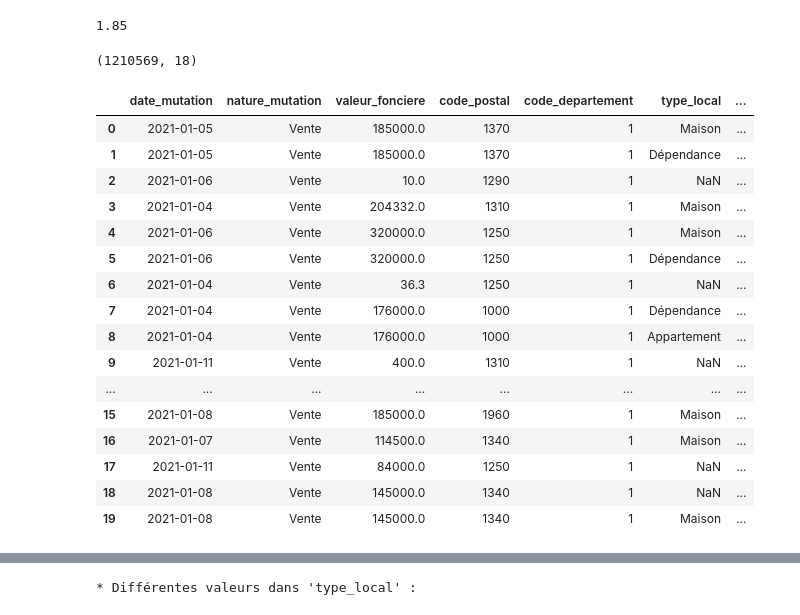
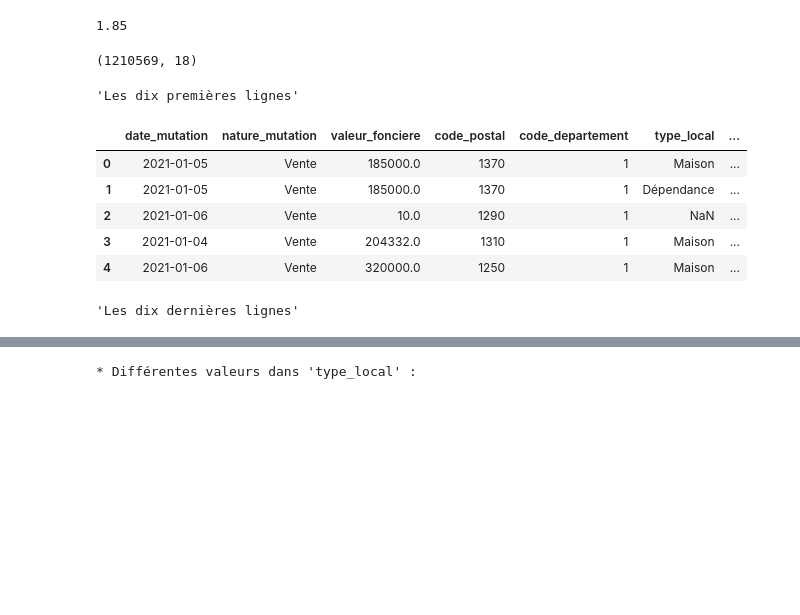
Before and after one commit to victor-kerros/tokenisation-immo, a Jupyter notebook: token-immo.ipynb, the cells around one changed output, grey strips where cells are left out. Saved outputs shown, nothing was run; the diff lists cells and outputs as text; code cells hidden in the pictures; blank space fills up the shorter version.

```diff
--- a/token-immo.ipynb
+++ b/token-immo.ipynb
@@ -219,45 +230,38 @@ colonnes = ["date_mutation", "nature_mutation", "valeur_fonciere", "code_postal"
             'latitude', 'adresse', 'identifiant_transaction']
 table_vf = table[colonnes].copy()
 
 # Objectif : créer des colonnes pour stocker les valeurs des biens secondaires (jardin, terrain à bâtir, dépendance, etc.)
 # On veut le nombre de m2 de la culture (s'il ne s'agit pas d'un jardin / terrain d'agrément ou d'un terrain à bâtir),
 # On veut aussi le nombre de m2 du local (une dépendance ou un local industriel, par exemple), du terrain à bâtir et du jardin
 table_vf["culture_m2"] = 0
 table_vf["jardin_m2"] = 0
 table_vf["terrains_a_bâtir_m2"] = 0
 table_vf["dependance_m2"] = 0
 
 # On agrège les types de cultures différents de NaN, sols, terrain à bâtir et  : on les renomme "culture"
 culture_type = ['taillis simples', 'eaux', 'landes', 'taillis sous futaie', 'prés', 'terres', 'peupleraies',
                 'vignes', 'bois', 'vergers', 'carrières', 'futaies résineuses', 'pâtures', 'futaies feuillues',
                 'futaies mixtes', 'chemin de fer', 'oseraies', 'pacages', 'prés plantes', 'terres plantées',
                 'landes boisées', 'herbages', "prés d'embouche"]
 for x in culture_type:
     table_vf.loc[table_vf["nature_culture"] == x, "nature_culture"] = "culture"
 
 # Visualisation de table_vf
 display(table_vf.shape)
-display(table_vf.head(20))
+display("Les dix premières lignes")
+display(table_vf.head(5))
+display("Les dix dernières lignes")
 table_vf.tail(5)
 # %% [output]
 (1210569, 18)
+'Les dix premières lignes'
 |  | date_mutation | nature_mutation | valeur_fonciere | code_postal | code_departement | type_local | ... |
 | 0 | 2021-01-05 | Vente | 185000.0 | 1370 | 1 | Maison | ... |
 | 1 | 2021-01-05 | Vente | 185000.0 | 1370 | 1 | Dépendance | ... |
 | 2 | 2021-01-06 | Vente | 10.0 | 1290 | 1 | NaN | ... |
 | 3 | 2021-01-04 | Vente | 204332.0 | 1310 | 1 | Maison | ... |
 | 4 | 2021-01-06 | Vente | 320000.0 | 1250 | 1 | Maison | ... |
-| 5 | 2021-01-06 | Vente | 320000.0 | 1250 | 1 | Dépendance | ... |
-| 6 | 2021-01-04 | Vente | 36.3 | 1250 | 1 | NaN | ... |
-| 7 | 2021-01-04 | Vente | 176000.0 | 1000 | 1 | Dépendance | ... |
-| 8 | 2021-01-04 | Vente | 176000.0 | 1000 | 1 | Appartement | ... |
-| 9 | 2021-01-11 | Vente | 400.0 | 1310 | 1 | NaN | ... |
-| ... | ... | ... | ... | ... | ... | ... | ... |
-| 15 | 2021-01-08 | Vente | 185000.0 | 1960 | 1 | Maison | ... |
-| 16 | 2021-01-07 | Vente | 114500.0 | 1340 | 1 | Maison | ... |
-| 17 | 2021-01-11 | Vente | 84000.0 | 1250 | 1 | NaN | ... |
-| 18 | 2021-01-08 | Vente | 145000.0 | 1340 | 1 | NaN | ... |
-| 19 | 2021-01-08 | Vente | 145000.0 | 1340 | 1 | Maison | ... |
+'Les dix dernières lignes'
 |  | date_mutation | nature_mutation | valeur_fonciere | code_postal | code_departement | type_local | ... |
 | 1210564 | 2021-03-12 | Vente | 383000.0 | 75004 | 75 | Appartement | ... |
 | 1210565 | 2021-03-17 | Vente | 260000.0 | 75002 | 75 | Appartement | ... |
```
Also changed, not shown: parts of 9 cells of this notebook.
